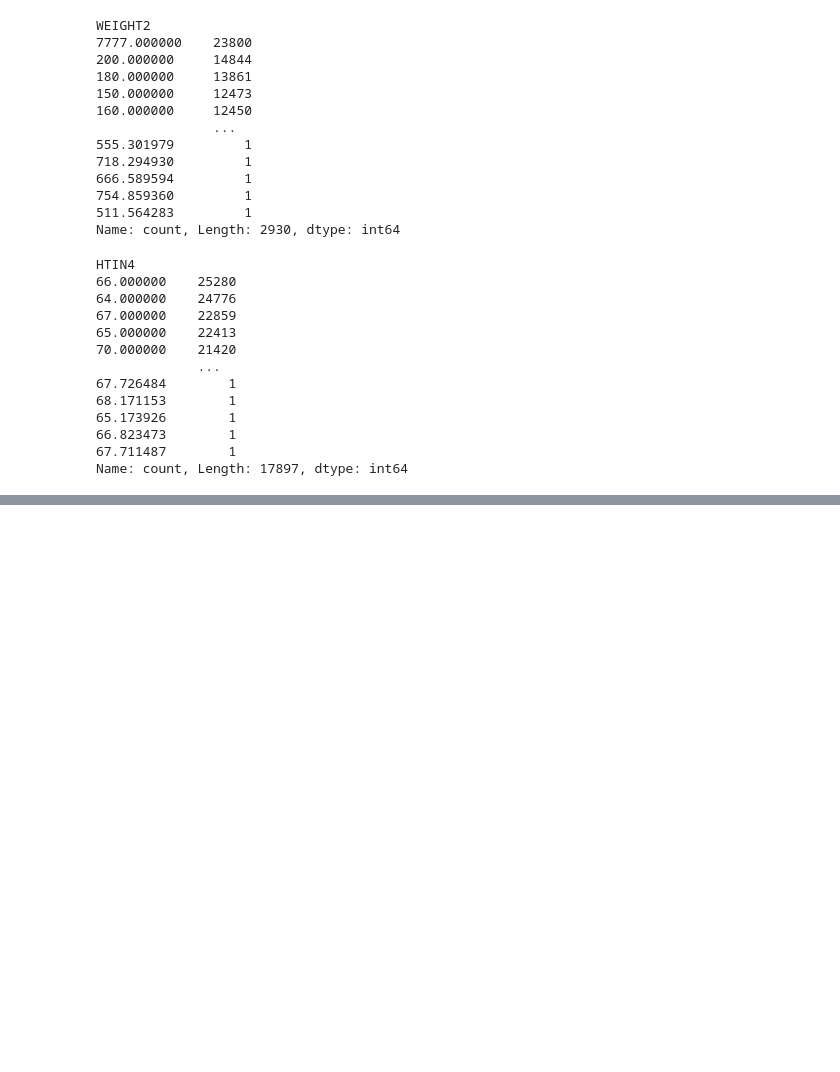
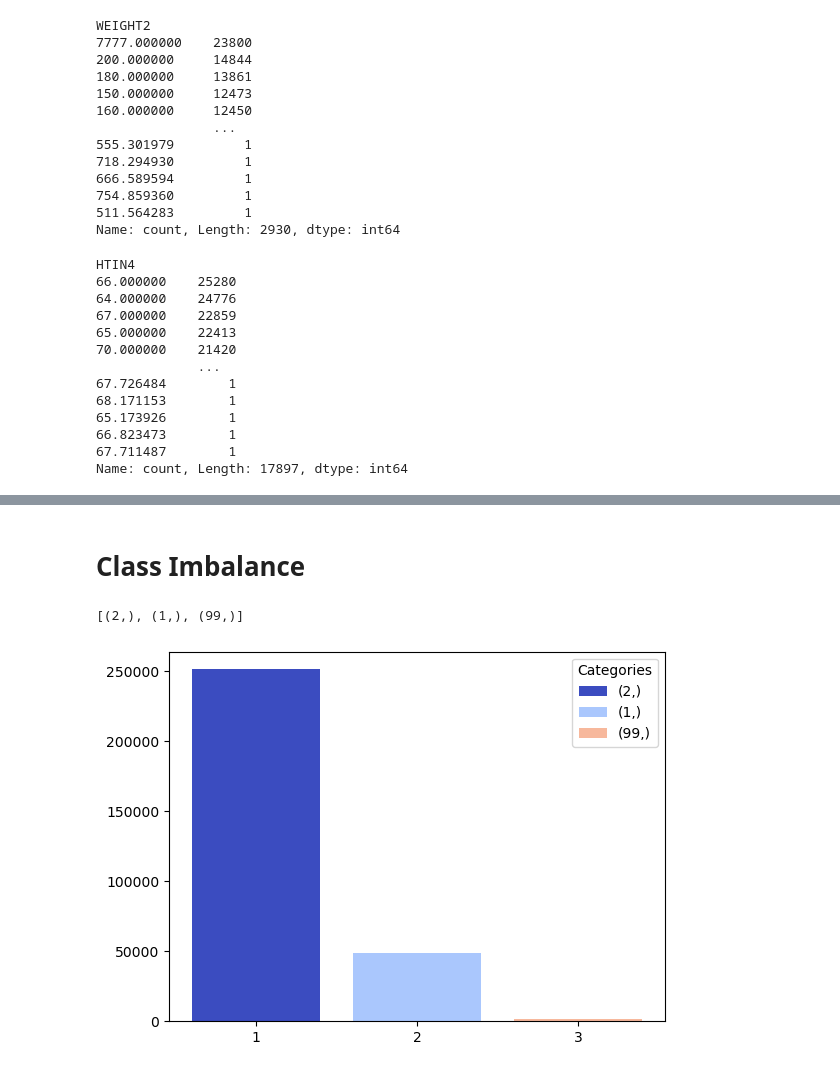
Before and after one commit to dave-mainag/Predictive-Modeling-for-Cancer-Screening, a Jupyter notebook: Notebook.ipynb, the cells around one changed output, grey strips where cells are left out. Saved outputs shown, nothing was run; the diff lists cells and outputs as text; code cells hidden in the pictures; blank space fills up the shorter version.

Commit message:
X-train & X-test preprocessed for modelling

```diff
--- a/Notebook.ipynb
+++ b/Notebook.ipynb
@@ -503,0 +745,8 @@ X_test_imputed.to_csv('/Users/dave/Documents/X_test_processed.csv', index=True)
+# %%
+# Drop X_AAWEIGHT column not seen in codebook
+X_train_imputed.drop(columns = 'X_AAWEIGHT', inplace= True)
+X_test_imputed.drop(columns = 'X_AAWEIGHT', inplace= True)
+# %%
+# Drop DISPCODE since it's not relevant
+X_train_imputed.drop(columns = 'DISPCODE', inplace= True)
+X_test_imputed.drop(columns = 'DISPCODE', inplace= True)
@@ -503,0 +899,25 @@ X_test_imputed.to_csv('/Users/dave/Documents/X_test_processed.csv', index=True)
+# %%
+# Define bins and labels
+bins = [1, 2, 3, 4, 5, 6, 7, 8, 9, 10, 87]
+bin_labels = ['1', '2', '3', '4', '5', '6', '7', '8', '9', '10', '11+']
+
+# Create a new column and assign default value
+X_train_imputed['CHILDREN_BINNED'] = 'unknown'
+X_test_imputed['CHILDREN_BINNED'] = 'unknown'
+
+# Iterate over bin ranges and assign bin labels
+for i in range(len(bins)):
+    if bins[i] == 87:
+        X_train_imputed.loc[(X_train_imputed['CHILDREN'] > bins[i-1]) & (X_train_imputed['CHILDREN'] <= bins[i]), 'CHILDREN_BINNED'] = bin_labels[i]
+        X_test_imputed.loc[(X_test_imputed['CHILDREN'] > bins[i-1]) & (X_test_imputed['CHILDREN'] <= bins[i]), 'CHILDREN_BINNED'] = bin_labels[i]
+
+    else:
+        X_train_imputed.loc[(X_train_imputed['CHILDREN'] == bins[i]), 'CHILDREN_BINNED'] = bin_labels[i]
+        X_test_imputed.loc[(X_test_imputed['CHILDREN'] == bins[i]), 'CHILDREN_BINNED'] = bin_labels[i]
+
+
+# Handle special cases (88, 99)
+special_cases = [88, 99]
+for case in special_cases:
+    X_train_imputed.loc[X_train_imputed['CHILDREN'] == case, 'CHILDREN_BINNED'] = str(case)
+    X_test_imputed.loc[X_test_imputed['CHILDREN'] == case, 'CHILDREN_BINNED'] = str(case)
@@ -503,0 +1015,20 @@ X_test_imputed.to_csv('/Users/dave/Documents/X_test_processed.csv', index=True)
+# %% [markdown]
+# Class Imbalance
+# %%
+list(y_train.value_counts().index)
+# %% [output]
+[(2,), (1,), (99,)]
+# %%
+import matplotlib.cm as cm
+# Choose a colormap
+colormap = cm.get_cmap('coolwarm')
+# Determine the number of colors needed
+num_colors = len(y_train.value_counts())
+# Generate colors from the colormap
+colors = [colormap(i / num_colors) for i in range(num_colors)]
+# Make plot
+plt.bar([1, 2, 3], y_train.value_counts(), label= list(y_train.value_counts().index), color=colors)
+plt.legend(title = 'Categories')
+plt.xticks(list(range(1,4)));
+# %% [output]
+[figure, added]
```
Also changed, not shown: parts of 45 cells of this notebook.
